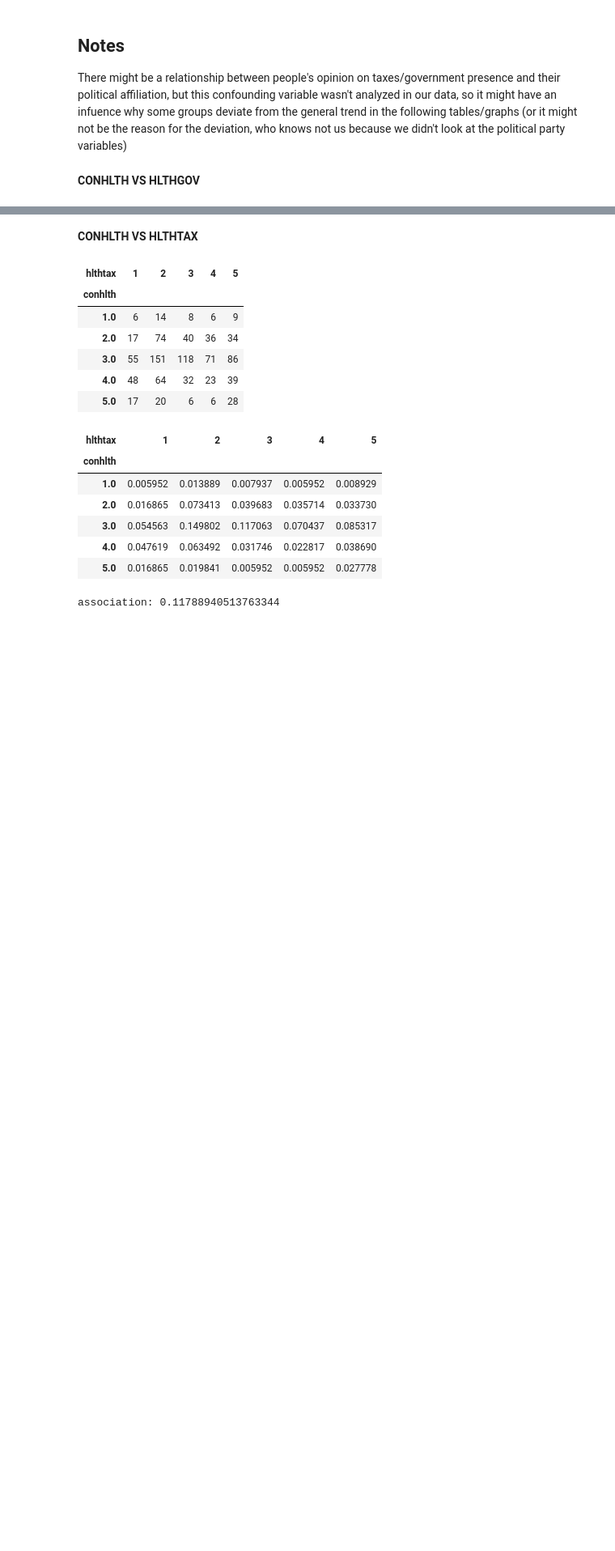
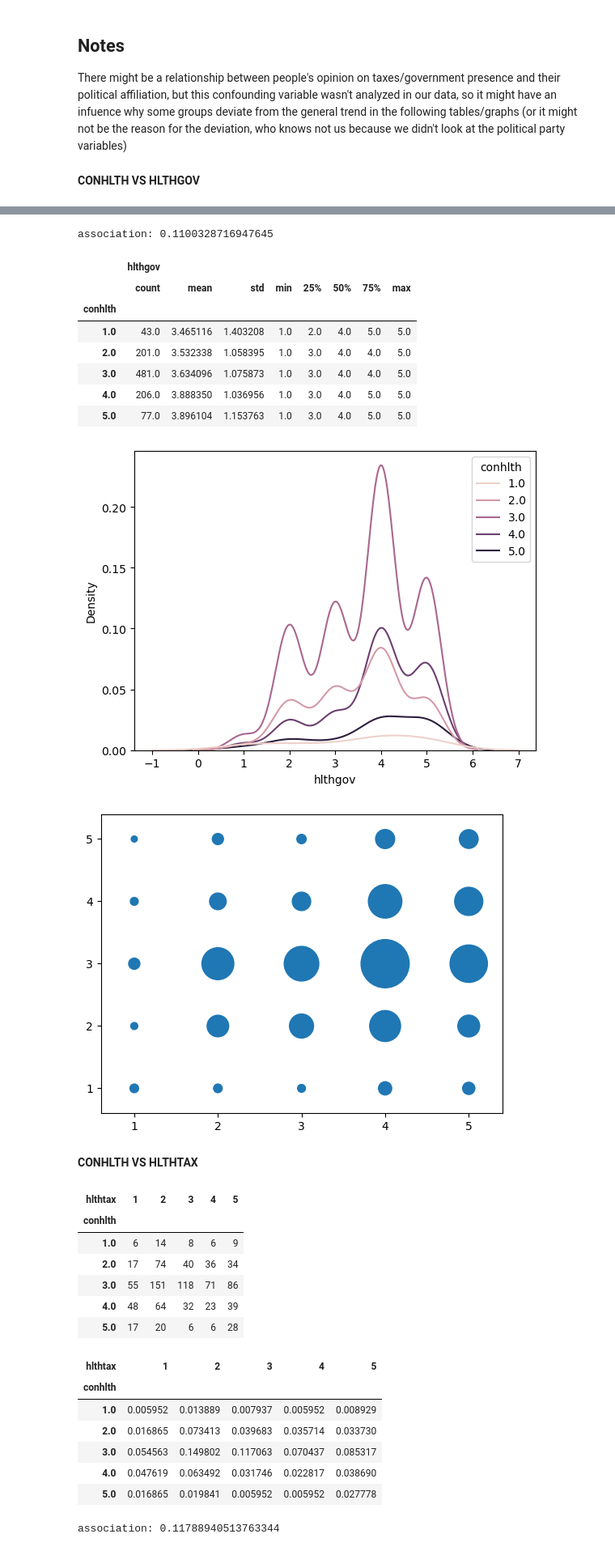
Before and after one commit to ryandinnh/project_gss, a Jupyter notebook: outline of gss project.ipynb, the cells around one changed output, grey strips where cells are left out. Shown: that part at 81% size. Saved outputs shown, nothing was run; the diff lists cells and outputs as text; code cells hidden in the pictures; blank space fills up the shorter version.

Commit message:
adding extra graphs and code as from recommendation of professor

```diff
--- a/outline of gss project.ipynb
+++ b/outline of gss project.ipynb
@@ -229,3 +238,12 @@ total_df.head()
+# %%
+# on start up you can start running from this chunk and below to avoid having to create and clean the data each time
+
+import pandas as pd
+import numpy as np
+import matplotlib.pyplot as plt
+import seaborn as sns
+import scipy.stats as ss
+total_df = pd.read_csv("./cleaned_data.csv")
 # %% [markdown]
 ## Notes
 
@@ -286,0 +277,17 @@ association: 0.1100328716947645
+# %%
+ctab = pd.crosstab(total_df['conhlth'], total_df['hlthgov'])
+display(ctab)
+display(pd.crosstab(total_df['conhlth'], total_df['hlthgov'], normalize='all'))
+print(f"association: {ss.contingency.association(ctab)}")
+display(total_df.loc[:,['conhlth', 'hlthgov']].groupby('conhlth').describe())
+sns.kdeplot(data=total_df, x='hlthgov', hue='conhlth')
+plt.show()
+ctab = ctab.unstack().reset_index()
+ctab.columns = list('XYS')
+ctab['S'] = ctab['S'] * 10
+plt.scatter(x='X', y='Y', s='S', data=ctab)
+plt.margins(0.1)
+plt.show()
+# more confident agree with less gov provision, less confident agree with more gov provision
+# maybe trend comes from those who are more confident think that they can opperate well without too much government provision
+# %% [output]
@@ -287,3 +308,14 @@ association: 0.1100328716947645
+association: 0.1100328716947645
+|  | hlthgov |  |  |  |  |  |  |  |
+|  | count | mean | std | min | 25% | 50% | 75% | max |
+| conhlth |  |  |  |  |  |  |  |  |
+| 1.0 | 43.0 | 3.465116 | 1.403208 | 1.0 | 2.0 | 4.0 | 5.0 | 5.0 |
+| 2.0 | 201.0 | 3.532338 | 1.058395 | 1.0 | 3.0 | 4.0 | 4.0 | 5.0 |
+| 3.0 | 481.0 | 3.634096 | 1.075873 | 1.0 | 3.0 | 4.0 | 4.0 | 5.0 |
+| 4.0 | 206.0 | 3.888350 | 1.036956 | 1.0 | 3.0 | 4.0 | 5.0 | 5.0 |
+| 5.0 | 77.0 | 3.896104 | 1.153763 | 1.0 | 3.0 | 4.0 | 5.0 | 5.0 |
+[figure, added]
+[figure, added]
 # %% [markdown]
 **CONHLTH VS HLTHTAX**
 # %%
```
Also changed, not shown: parts of 16 cells of this notebook, 1 other file.
